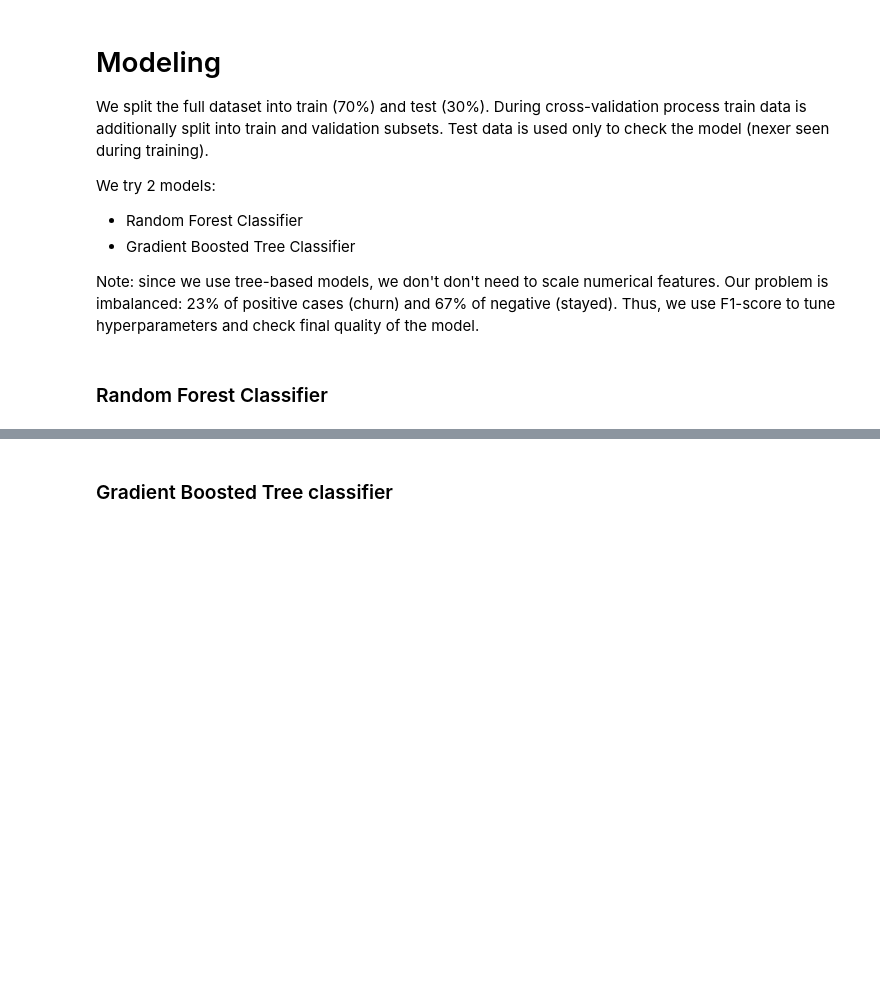
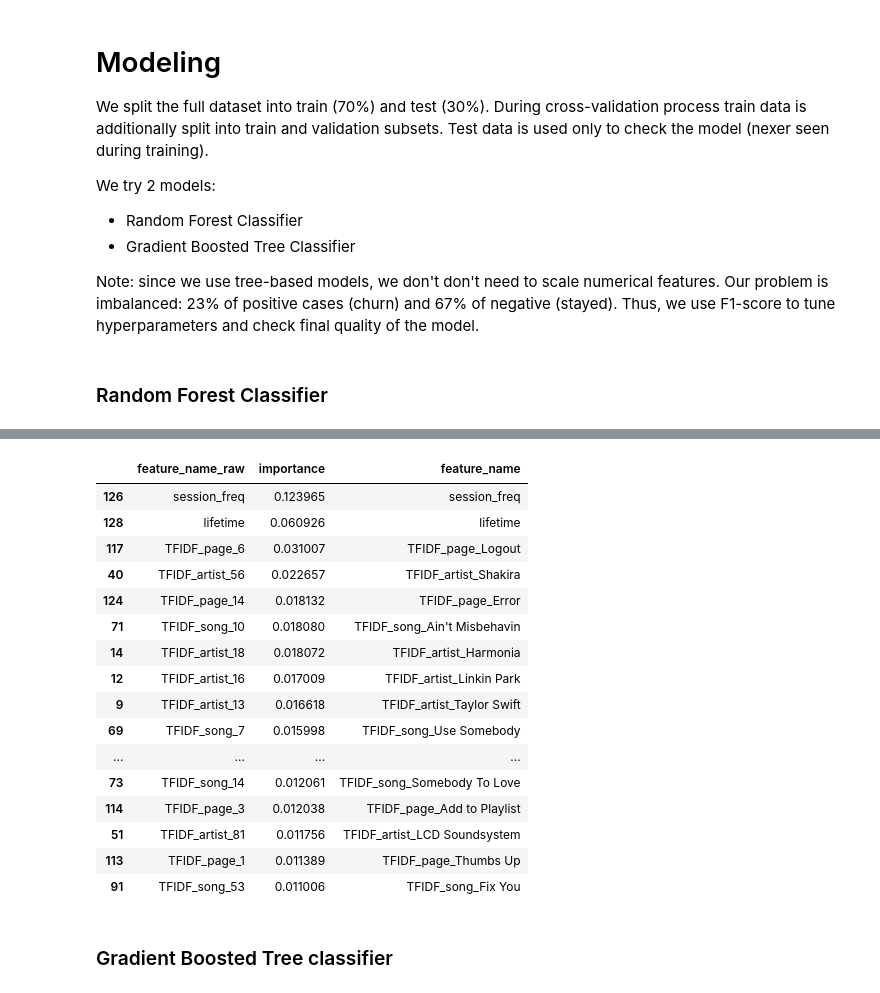
Before and after one commit to DariaSatco/SparkifyChurnPrediction, a Jupyter notebook: Sparkify_subset.ipynb, the cells around one changed output, grey strips where cells are left out. Drawn from its saved outputs; the diff is of its cells as text; code cells hidden in the pictures; blank space fills up the shorter version.

```diff
--- a/Sparkify_subset.ipynb
+++ b/Sparkify_subset.ipynb
@@ -342,3 +360,18 @@ test.transform(preprocessed_df).count()
+# %%
+# extract vocabularies for future explanations
+stages = test.stages
+vectorizers = [s for s in stages if isinstance(s, CountVectorizerModel)]
+vocab_dict = {}
+vocab_dict['artist'] = vectorizers[0].vocabulary
+vocab_dict['song'] = vectorizers[1].vocabulary
+vocab_dict['page'] = vectorizers[2].vocabulary
+
+
+# extract feature names after vector assembler
+attrs = sorted(
+    (attr["idx"], attr["name"]) for attr in (chain(*test_df
+        .schema["features"]
+        .metadata["ml_attr"]["attrs"].values())))
 # %% [markdown]
 # Modeling
 We split the full dataset into train (70%) and test (30%). During cross-validation process train data is additionally split into train and validation subsets. Test data is used only to check the model (nexer seen during training).
@@ -370,6 +412,26 @@ def score_the_model(test_data, model, metric_name='accuracy'):
         metricName=metric_name)
     score = evaluator.evaluate(predictions)
     print("Score = ", score)
+# %%
+def rename(x: str,
+           vocab_dict: Dict) -> str:
+    """
+    Rename raw attribute names according to vocabularies
+    ----------------
+    Args:
+        x (string) : original name
+        vocab_dict (Dict) : dictionary containing all vocabularies
+    Return:
+        string : new name
+    """
+    if 'TFIDF' in x:
+        components = x.split('_')
+        new_components = components[:-1]
+        new_components.append(vocab_dict[components[1]][int(components[-1])])
+        new_x = '_'.join(new_components)
+    else:
+        new_x = x
+    return new_x
 # %% [markdown]
 ### Random Forest Classifier
 # %%
@@ -418,4 +481,32 @@ Score =  0.9691768430574401
 cvModel.bestModel.write().overwrite().save("./saved_models/rf_model")
+# %%
+# load model
+persistedModel = PipelineModel.load("./saved_models/rf_model")
+# %%
+feature_importance_tab = pd.DataFrame([(name, persistedModel.stages[-1].featureImportances[idx])
+                                       for idx, name in attrs
+                                       if persistedModel.stages[-1].featureImportances[idx]],
+                                      columns=['feature_name_raw', 'importance'])
+feature_importance_tab['feature_name'] = feature_importance_tab['feature_name_raw'].apply(lambda x: rename(x, vocab_dict))
+feature_importance_tab.sort_values(by='importance', ascending=False)[:20]
+# %% [output]
+|  | feature_name_raw | importance | feature_name |
+| 126 | session_freq | 0.123965 | session_freq |
+| 128 | lifetime | 0.060926 | lifetime |
+| 117 | TFIDF_page_6 | 0.031007 | TFIDF_page_Logout |
+| 40 | TFIDF_artist_56 | 0.022657 | TFIDF_artist_Shakira |
+| 124 | TFIDF_page_14 | 0.018132 | TFIDF_page_Error |
+| 71 | TFIDF_song_10 | 0.018080 | TFIDF_song_Ain't Misbehavin |
+| 14 | TFIDF_artist_18 | 0.018072 | TFIDF_artist_Harmonia |
+| 12 | TFIDF_artist_16 | 0.017009 | TFIDF_artist_Linkin Park |
+| 9 | TFIDF_artist_13 | 0.016618 | TFIDF_artist_Taylor Swift |
+| 69 | TFIDF_song_7 | 0.015998 | TFIDF_song_Use Somebody |
+| ... | ... | ... | ... |
+| 73 | TFIDF_song_14 | 0.012061 | TFIDF_song_Somebody To Love |
+| 114 | TFIDF_page_3 | 0.012038 | TFIDF_page_Add to Playlist |
+| 51 | TFIDF_artist_81 | 0.011756 | TFIDF_artist_LCD Soundsystem |
+| 113 | TFIDF_page_1 | 0.011389 | TFIDF_page_Thumbs Up |
+| 91 | TFIDF_song_53 | 0.011006 | TFIDF_song_Fix You |
 # %% [markdown]
 ### Gradient Boosted Tree classifier
 # %%
```
Also changed, not shown: parts of 19 cells of this notebook, 5 other files.
